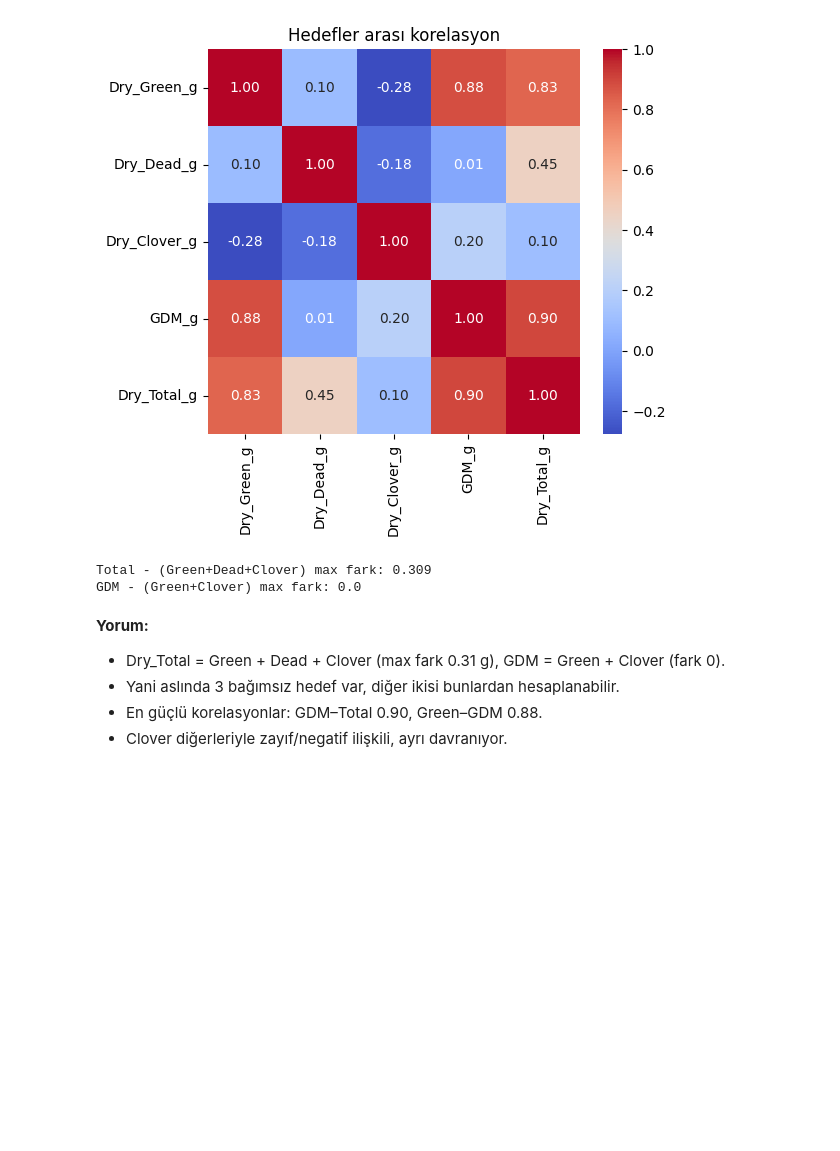
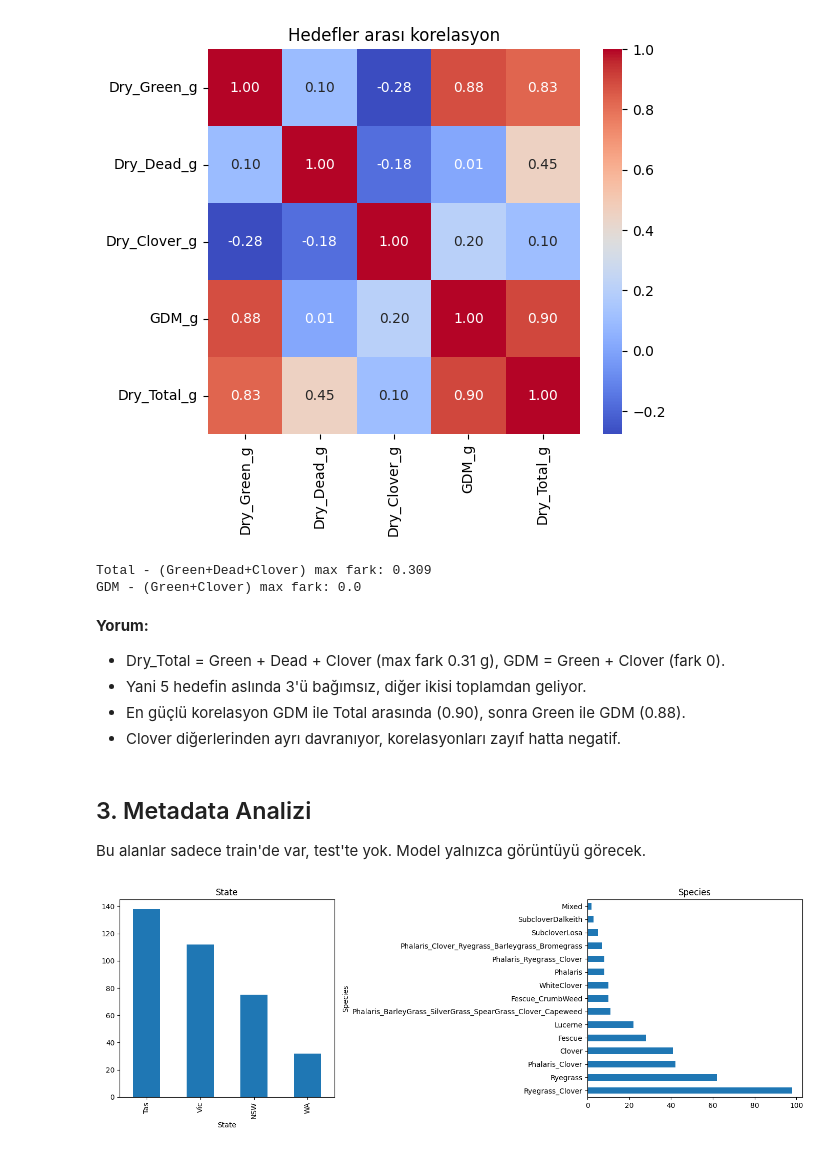
Before and after one commit to OmerNuriZ/GROUP41_CENG313, a Jupyter notebook: assignment1_eda_baseline.ipynb, the cells around one changed output. Saved outputs shown, nothing was run; the diff lists cells and outputs as text; code cells hidden in the pictures; blank space fills up the shorter version.

Commit message:
EDA: metadata analizi eklendi

```diff
--- a/assignment1_eda_baseline.ipynb
+++ b/assignment1_eda_baseline.ipynb
@@ -104,6 +104,17 @@ GDM - (Green+Clover) max fark: 0.0
 # %% [markdown]
 **Yorum:**
 - Dry_Total = Green + Dead + Clover (max fark 0.31 g), GDM = Green + Clover (fark 0).
-- Yani aslında 3 bağımsız hedef var, diğer ikisi bunlardan hesaplanabilir.
-- En güçlü korelasyonlar: GDM–Total 0.90, Green–GDM 0.88.
-- Clover diğerleriyle zayıf/negatif ilişkili, ayrı davranıyor.
+- Yani 5 hedefin aslında 3'ü bağımsız, diğer ikisi toplamdan geliyor.
+- En güçlü korelasyon GDM ile Total arasında (0.90), sonra Green ile GDM (0.88).
+- Clover diğerlerinden ayrı davranıyor, korelasyonları zayıf hatta negatif.
+# %% [markdown]
+## 3. Metadata Analizi
+Bu alanlar sadece train'de var, test'te yok. Model yalnızca görüntüyü görecek.
+# %%
+fig, ax = plt.subplots(1, 2, figsize=(14, 5))
+df["State"].value_counts().plot.bar(ax=ax[0], title="State")
+df["Species"].value_counts().plot.barh(ax=ax[1], title="Species")
+plt.tight_layout()
+plt.show()
+# %% [output]
+[figure, added]
```
Also changed, not shown: parts of 3 cells of this notebook.
